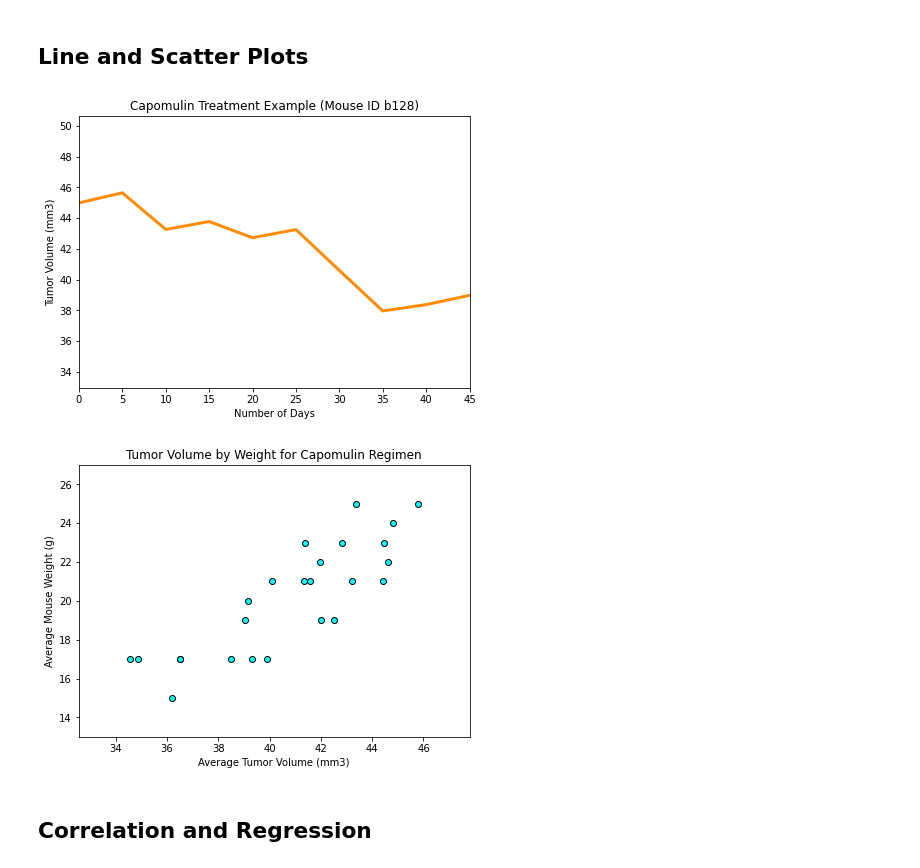
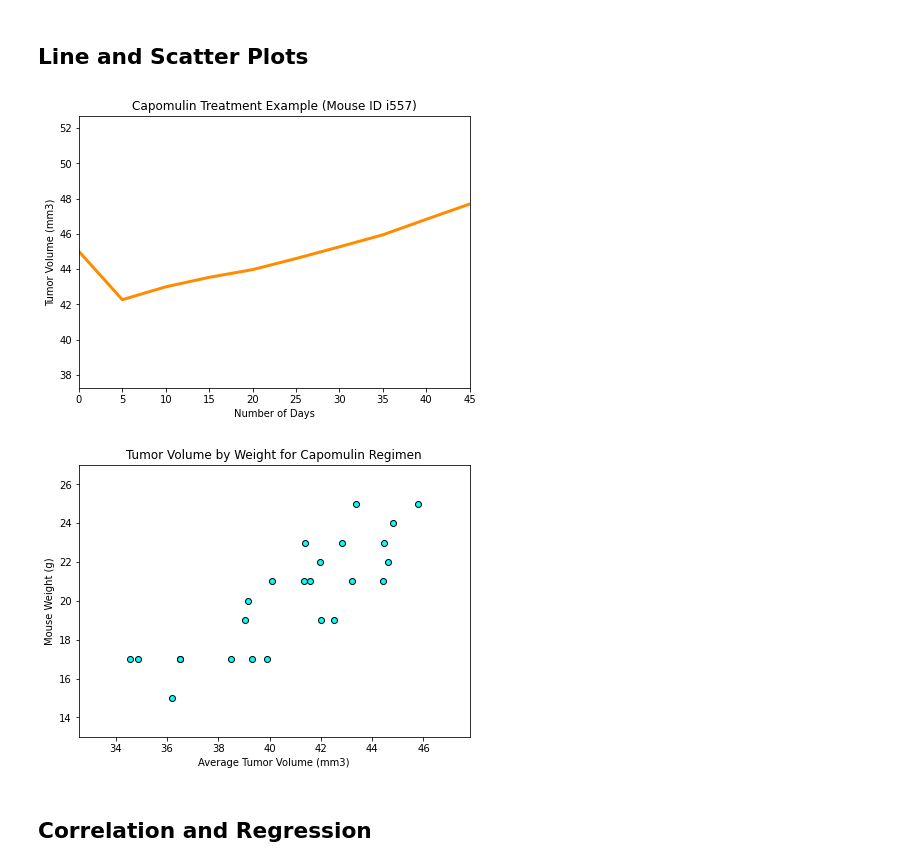
Before and after one commit to Seltsam1/matplotlib-pharmaceutical-analysis, a Jupyter notebook: pharmaceutical-analysis.ipynb, the cells around one changed output. Saved outputs shown, nothing was run; the diff lists cells and outputs as text; code cells hidden in the pictures.

```diff
--- a/pharmaceutical-analysis.ipynb
+++ b/pharmaceutical-analysis.ipynb
@@ -415,45 +415,50 @@ plt.xticks([1,2,3,4], treatment_list)
 ## Line and Scatter Plots
 # %%
 # Generate a line plot of tumor volume vs. time point for a mouse treated with Capomulin
+
+# NOTE - MOUSE IS SELECTED RANDOMLY (to be dynamic)
+# RUNNING THIS CODE WILL CHANGE MOUSE ID RESULTING IN DIFFERENT CHART
+
 
 # Identify a mouse that survived until end of study and was treated with Capomulin
 mouse_options = mouse_study_clean["Mouse ID"].loc[
     (mouse_study_clean["Timepoint"] == 45) &
     (mouse_study_clean["Drug Regimen"] == "Capomulin")]
 
-# Below line was used to identify a suitable mouse ID, line commented out afterwards
-# print(mouse_options)
 
-# Variable to hold one mouse id for line plot
-one_mouse_id = "b128"
+# Use sample to select 1 mouse from mouse_options at random
+one_mouse, = mouse_options.sample(1)  # list slicing to get string
+one_mouse_id = one_mouse
+
 
 # Find data for one mouse
 one_mouse_data = mouse_study_clean.loc[
     (mouse_study_clean["Mouse ID"] == one_mouse_id)]
 
 # Extract timepoint and tumor volume columns
 one_mouse_data = one_mouse_data[["Timepoint", "Tumor Volume (mm3)"]]
+
 
 # Line plot for one mouse (x axis is timepoint, y axis is tumor volume)
 plt.figure(figsize=(7,5))
 plt.plot(one_mouse_data["Timepoint"], one_mouse_data["Tumor Volume (mm3)"],
         color="darkorange", linewidth=3)
 
 # Title and labels
 plt.title(f"Capomulin Treatment Example (Mouse ID {one_mouse_id})")
 plt.xlabel("Number of Days")
 plt.ylabel("Tumor Volume (mm3)")
 
 
 # Limits for x-axis and y-axis
 plt.xlim(0, one_mouse_data["Timepoint"].max())
 plt.ylim((one_mouse_data["Tumor Volume (mm3)"].min() - 5),
          (one_mouse_data["Tumor Volume (mm3)"].max() + 5))
 
 # Show plot
 plt.show()
 # %% [output]
-[figure, old version]
+[figure, new version]
 # %%
 # Generate a scatter plot of average tumor volume vs. mouse weight for the Capomulin regimen
 
@@ -467,32 +472,32 @@ cap_mouse_group = cap_data.groupby("Mouse ID").mean()
 # Rename columns
 cap_mouse_group = cap_mouse_group.rename(columns={
     "Tumor Volume (mm3)": "Average Tumor Volume",
-    "Weight (g)": "Average Mouse Weight (g)"
+    "Weight (g)": "Mouse Weight (g)"
 })
 
 # Scatter plot
 plt.figure(figsize=(7,5))
 plt.scatter(cap_mouse_group["Average Tumor Volume"],
-            cap_mouse_group["Average Mouse Weight (g)"],
+            cap_mouse_group["Mouse Weight (g)"],
             marker="o", facecolors="aqua",
             edgecolors="black")
 
 # Title and labels
 plt.title("Tumor Volume by Weight for Capomulin Regimen")
 plt.xlabel("Average Tumor Volume (mm3)")
-plt.ylabel("Average Mouse Weight (g)")
+plt.ylabel("Mouse Weight (g)")
 
 
 # Limits for x-axis and y-axis
 plt.xlim(cap_mouse_group["Average Tumor Volume"].min() - 2,
          cap_mouse_group["Average Tumor Volume"].max() + 2)
 
-plt.ylim((cap_mouse_group["Average Mouse Weight (g)"].min() - 2),
-         (cap_mouse_group["Average Mouse Weight (g)"].max() + 2))
+plt.ylim((cap_mouse_group["Mouse Weight (g)"].min() - 2),
+         (cap_mouse_group["Mouse Weight (g)"].max() + 2))
 
 # Show plot
 plt.show()
 # %% [output]
-[figure, old version]
+[figure, new version]
 # %% [markdown]
 ## Correlation and Regression
```
Also changed, not shown: parts of 2 cells of this notebook.
